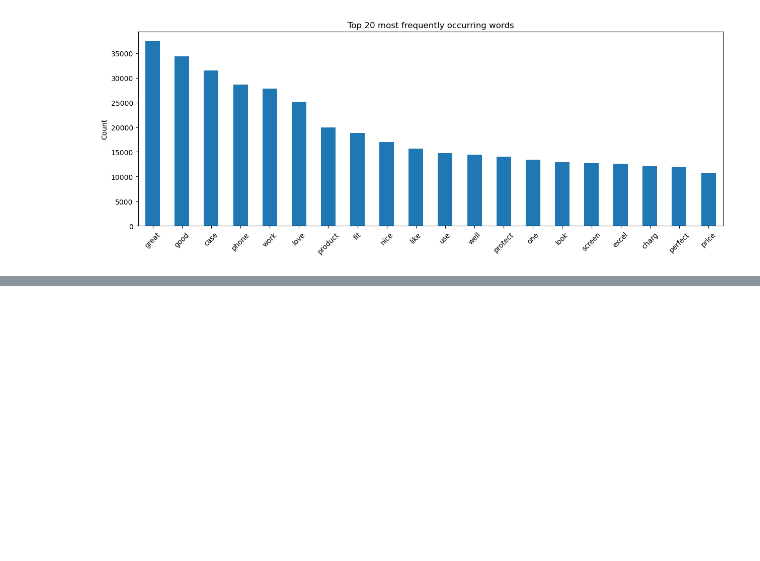
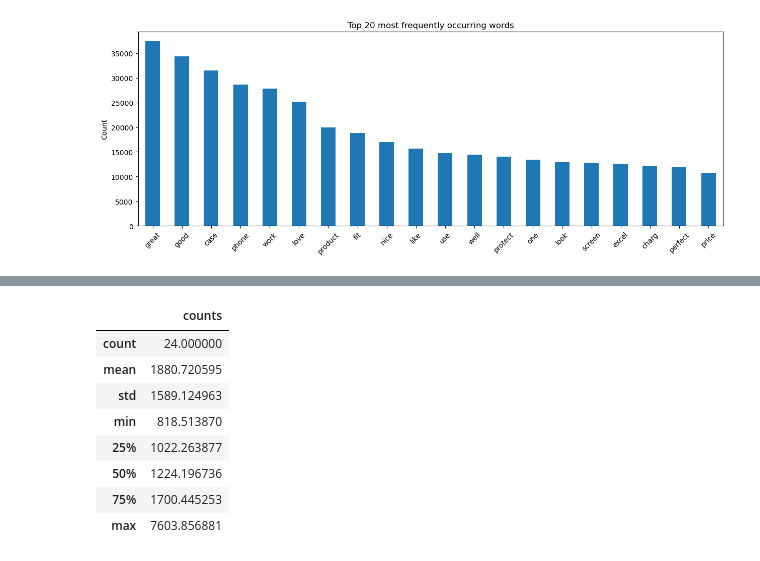
Before and after one commit to 0smee/nlp-capstone, a Jupyter notebook: notebooks/02-eda.ipynb, the cells around one changed output, grey strips where cells are left out. Saved outputs shown, nothing was run; the diff lists cells and outputs as text; code cells hidden in the pictures; blank space fills up the shorter version.

```diff
--- a/notebooks/02-eda.ipynb
+++ b/notebooks/02-eda.ipynb
@@ -169,0 +230,12 @@ num_unrec/len(feat)
+# %%
+unrecognized_word_counts.describe()
+# %% [output]
+|  | counts |
+| count | 24.000000 |
+| mean | 1880.720595 |
+| std | 1589.124963 |
+| min | 818.513870 |
+| 25% | 1022.263877 |
+| 50% | 1224.196736 |
+| 75% | 1700.445253 |
+| max | 7603.856881 |
```
Also changed, not shown: parts of 14 cells of this notebook, 2 other files.
